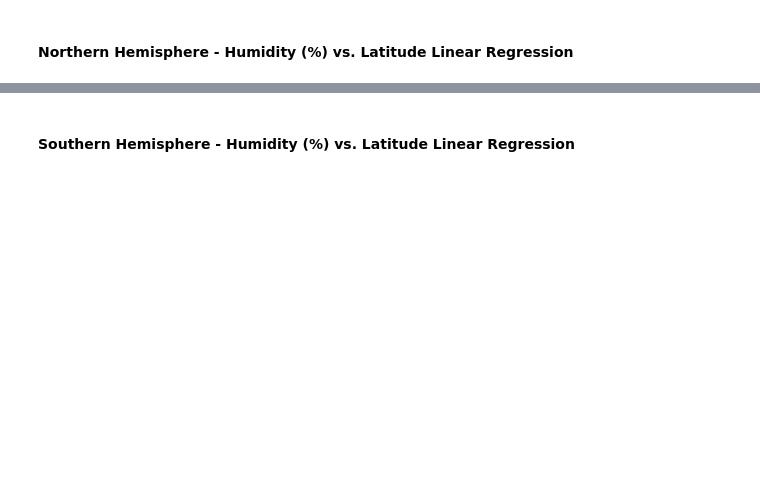
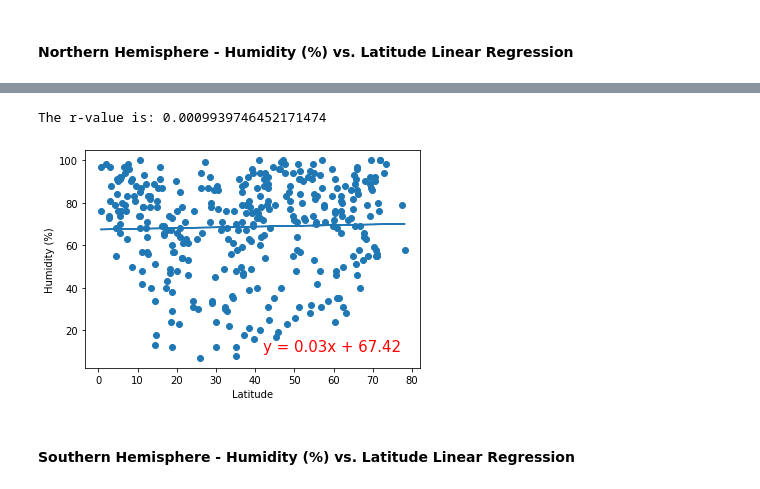
Before and after one commit to capflaum/WeatherPy_API, a Jupyter notebook: weatherpy/weatherpy.ipynb, the cells around one changed output, grey strips where cells are left out. Saved outputs shown, nothing was run; the diff lists cells and outputs as text; code cells hidden in the pictures; blank space fills up the shorter version.

```diff
--- a/weatherpy/weatherpy.ipynb
+++ b/weatherpy/weatherpy.ipynb
@@ -362,2 +340,10 @@ The r-value is: 0.000543987878808455
+# %%
+x_val = north_df['Latitude']
+y_val = north_df['Humidity']
+
+plot_linear_regression(x_val, y_val, 'Humidity (%)', (42,10))
+# %% [output]
+The r-value is: 0.0009939746452171474
+[figure, added]
 # %% [markdown]
 ####  Southern Hemisphere - Humidity (%) vs. Latitude Linear Regression
```
Also changed, not shown: parts of 30 cells of this notebook, 3 other files.
